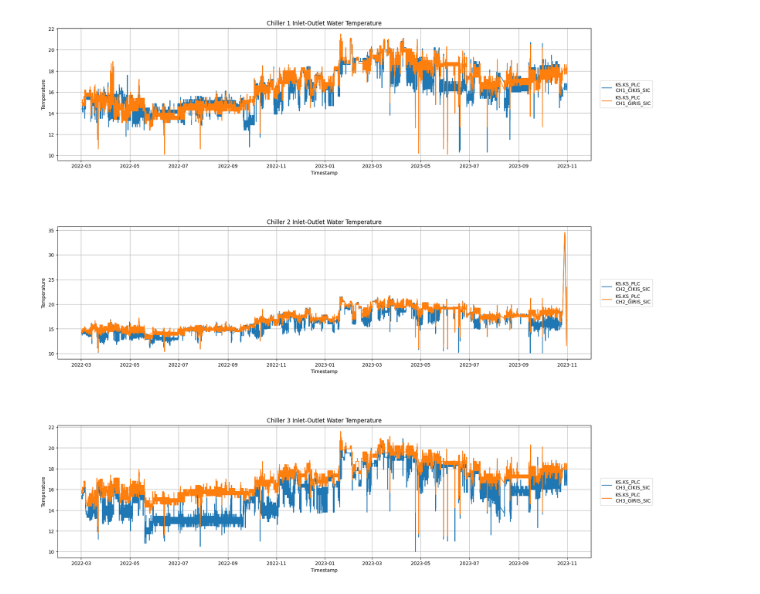
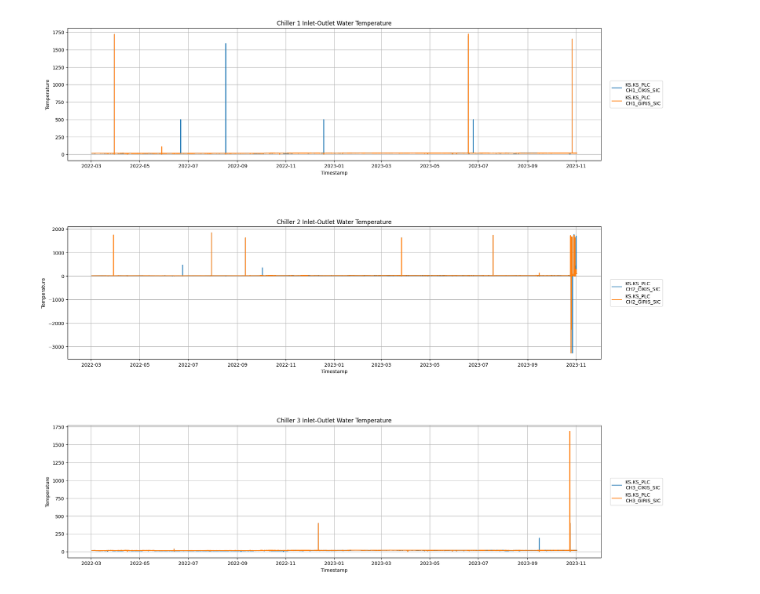
Before and after one commit to boraaktas/INDR491, a Jupyter notebook: jupyter/CHILLER_GIRIS_CIKIS_SU_SICAKLIGI.ipynb, the cells around one changed output. Cells and saved outputs as stored; diff of their text form; code cells hidden in the pictures.

```diff
--- a/jupyter/CHILLER_GIRIS_CIKIS_SU_SICAKLIGI.ipynb
+++ b/jupyter/CHILLER_GIRIS_CIKIS_SU_SICAKLIGI.ipynb
@@ -182,11 +68,0 @@ plt.show()
-# %%
-for i in range(len(FINAL_DF_NONAN.columns[1:])):
-    # find extreme values
-    max_value = FINAL_DF_NONAN[FINAL_DF_NONAN.columns[i+1]].max()
-    min_value = FINAL_DF_NONAN[FINAL_DF_NONAN.columns[i+1]].min()
-    max_index = FINAL_DF_NONAN[FINAL_DF_NONAN.columns[i+1]].idxmax()
-    min_index = FINAL_DF_NONAN[FINAL_DF_NONAN.columns[i+1]].idxmin()
-    print('Column:', FINAL_DF_NONAN.columns[i+1])
-    print('Max value:', max_value, 'on date:', FINAL_DF_NONAN['Timestamp'][max_index])
-    print('Min value:', min_value, 'on date:', FINAL_DF_NONAN['Timestamp'][min_index])
-    print('')
@@ -260,0 +99,13 @@ Length of the dataframe after dropping extreme values: 170064
+# %%
+# merge dataframes into one dataframe based on the timestamp
+# if there is no data for a timestamp, fill it with nan
+FINAL_DF = pd.DataFrame({'Timestamp':TIMESTAMPS})
+
+# merge dataframes
+for i in range(len(MERGED_DF_LIST)):
+    FINAL_DF = FINAL_DF.merge(MERGED_DF_LIST[i], on='Timestamp', how='left')
+
+# drop rows with all nan values after first column
+FINAL_DF.dropna(axis=0, how='all', subset=FINAL_DF.columns[1:], inplace=True)
+
+FINAL_DF
@@ -261,41 +126,41 @@ Length of the dataframe after dropping extreme values: 170064
 # %%
 figure, axis = plt.subplots(3, 1, figsize=(20, 20))
 
 # put some space between subplots
 figure.subplots_adjust(hspace=0.5)
 
-# put legend outside of the plot area to the right of the plot
+# put legend outside the plot area to the right of the plot
 
-axis[0].plot(FINAL_DF_NONAN_NOEXTREME['Timestamp'],
-             FINAL_DF_NONAN_NOEXTREME[FINAL_DF_NONAN_NOEXTREME.columns[1:3]],
-             label=FINAL_DF_NONAN_NOEXTREME.columns[1:3])
+axis[0].plot(FINAL_DF['Timestamp'],
+             FINAL_DF[FINAL_DF.columns[1:3]],
+             label=FINAL_DF.columns[1:3])
 axis[0].set_xlabel('Timestamp')
 axis[0].set_ylabel('Temperature')
 axis[0].set_title('Chiller 1 Inlet-Outlet Water Temperature')
 axis[0].grid(True)
 axis[0].legend(loc='center right',bbox_to_anchor=(1.12, 0.5))
 
-axis[1].plot(FINAL_DF_NONAN_NOEXTREME['Timestamp'],
-             FINAL_DF_NONAN_NOEXTREME[FINAL_DF_NONAN_NOEXTREME.columns[3:5]],
-             label=FINAL_DF_NONAN_NOEXTREME.columns[3:5])
+axis[1].plot(FINAL_DF['Timestamp'],
+             FINAL_DF[FINAL_DF.columns[3:5]],
+             label=FINAL_DF.columns[3:5])
 axis[1].set_xlabel('Timestamp')
 axis[1].set_ylabel('Temperature')
 axis[1].set_title('Chiller 2 Inlet-Outlet Water Temperature')
 axis[1].grid(True)
 axis[1].legend(loc='center right',bbox_to_anchor=(1.12, 0.5))
 
-axis[2].plot(FINAL_DF_NONAN_NOEXTREME['Timestamp'],
-             FINAL_DF_NONAN_NOEXTREME[FINAL_DF_NONAN_NOEXTREME.columns[5:]],
-             label=FINAL_DF_NONAN_NOEXTREME.columns[5:])
+axis[2].plot(FINAL_DF['Timestamp'],
+             FINAL_DF[FINAL_DF.columns[5:]],
+             label=FINAL_DF.columns[5:])
 axis[2].set_xlabel('Timestamp')
 axis[2].set_ylabel('Temperature')
 axis[2].set_title('Chiller 3 Inlet-Outlet Water Temperature')
 axis[2].grid(True)
 axis[2].legend(loc='center right',bbox_to_anchor=(1.12, 0.5))
 
 plt.show()
 # %% [output]
-[figure, old version]
+[figure, new version]
 # %%
 # save dataframe to csv file
 FINAL_DF.to_csv(os.getcwd() + '/../data/KS VERI/CLEAN_DATA/CHILLER.csv', index=False)
```
Also changed, not shown: parts of 15 cells of this notebook, 30 other files.
